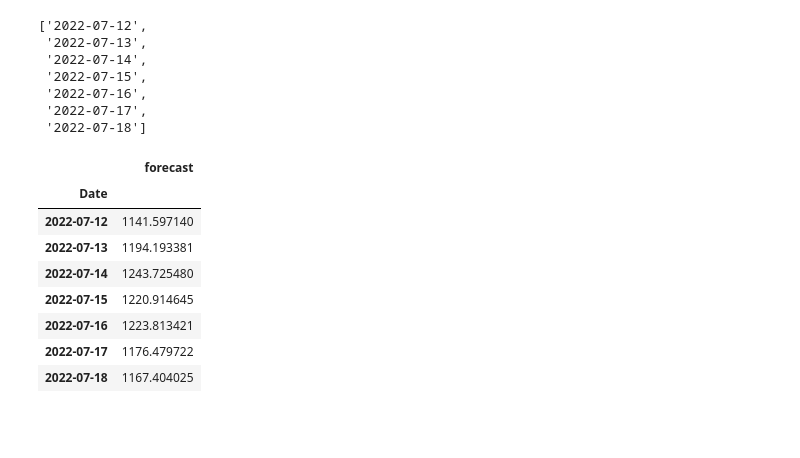
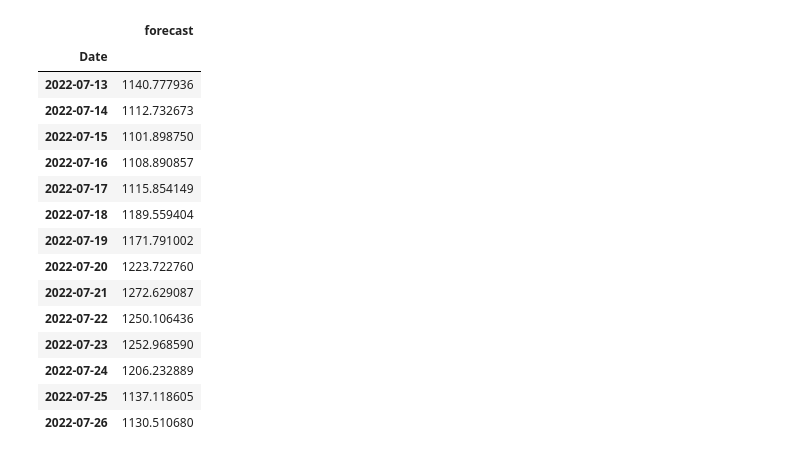
Before and after one commit to rudycav/Digital-Assets-Prediction-Model, a Jupyter notebook: Project/ Crypto_forecast_model.ipynb, the cells around one changed output. Saved outputs shown, nothing was run; the diff lists cells and outputs as text; code cells hidden in the pictures; blank space fills up the shorter version.

```diff
--- a/Project/ Crypto_forecast_model.ipynb
+++ b/Project/ Crypto_forecast_model.ipynb
@@ -103,7 +87,7 @@ def independent_dataset(df):
 
   return X
 
-x_dataset = independent_dataset(exp_weight)
+x_dataset = independent_dataset(prediction_column)
 # %%
 def dependent_dataset(df):
   y = prediction_column.forecast.values
@@ -111,7 +95,7 @@ def dependent_dataset(df):
 
   return y
 
-y_dataset = dependent_dataset(exp_weight)
+y_dataset = dependent_dataset(prediction_column)
 # %%
 def split_data(X_data, y_data, test_size):
   X_train, X_test, y_train, y_test = train_test_split(x_dataset, y_dataset, test_size = 0.3)
@@ -129,5 +115,5 @@ lin_reg_model.score(X_test, y_test)
 # %%
-actual_price = np.array(eth_df[['close']])[-forecast_days:]
+actual_price = np.array(crypto_df[['close']])[-forecast_days:]
 # %%
 forecast_prediction = lin_reg_model.predict(actual_price)
 forecast_prediction
@@ -137,30 +125,30 @@ array([1141.59714029, 1194.19338135, 1243.72548039, 1220.9146453 ,
 # %%
-fd = []
-dated = datetime.now()
+future_dates = []
+
+datetime = datetime.now()
+
 for i in range(forecast_days):
-  dated += timedelta(days=1)
-  fd.append(dated.strftime('%Y-%m-%d'))
-fd
+  datetime += timedelta(days=1)
+  future_dates.append(datetime.strftime('%Y-%m-%d'))
-# %% [output]
-['2022-07-12',
- '2022-07-13',
- '2022-07-14',
- '2022-07-15',
- '2022-07-16',
- '2022-07-17',
- '2022-07-18']
 # %%
 forecast_df = pd.DataFrame(forecast_prediction, columns=['forecast'])
-forecast_df['Date'] = fd
+forecast_df['Date'] = future_dates
 forecast_df.set_index('Date', inplace=True)
 forecast_df
 # %% [output]
 |  | forecast |
 | Date |  |
-| 2022-07-12 | 1141.597140 |
-| 2022-07-13 | 1194.193381 |
-| 2022-07-14 | 1243.725480 |
-| 2022-07-15 | 1220.914645 |
-| 2022-07-16 | 1223.813421 |
-| 2022-07-17 | 1176.479722 |
-| 2022-07-18 | 1167.404025 |
+| 2022-07-13 | 1140.777936 |
+| 2022-07-14 | 1112.732673 |
+| 2022-07-15 | 1101.898750 |
+| 2022-07-16 | 1108.890857 |
+| 2022-07-17 | 1115.854149 |
+| 2022-07-18 | 1189.559404 |
+| 2022-07-19 | 1171.791002 |
+| 2022-07-20 | 1223.722760 |
+| 2022-07-21 | 1272.629087 |
+| 2022-07-22 | 1250.106436 |
+| 2022-07-23 | 1252.968590 |
+| 2022-07-24 | 1206.232889 |
+| 2022-07-25 | 1137.118605 |
+| 2022-07-26 | 1130.510680 |
```
Also changed, not shown: parts of 7 cells of this notebook.
